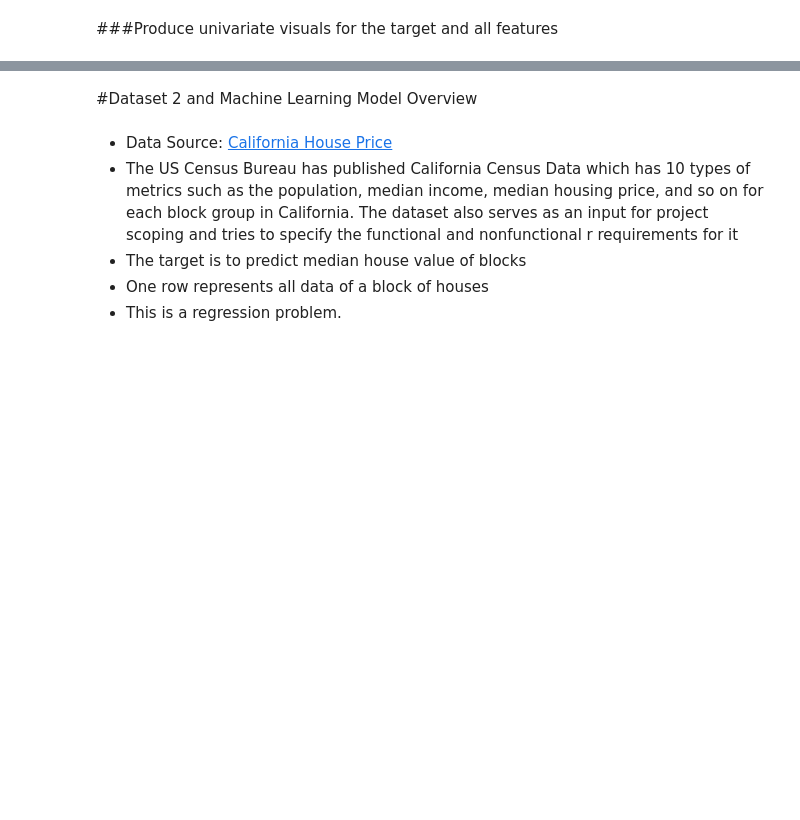
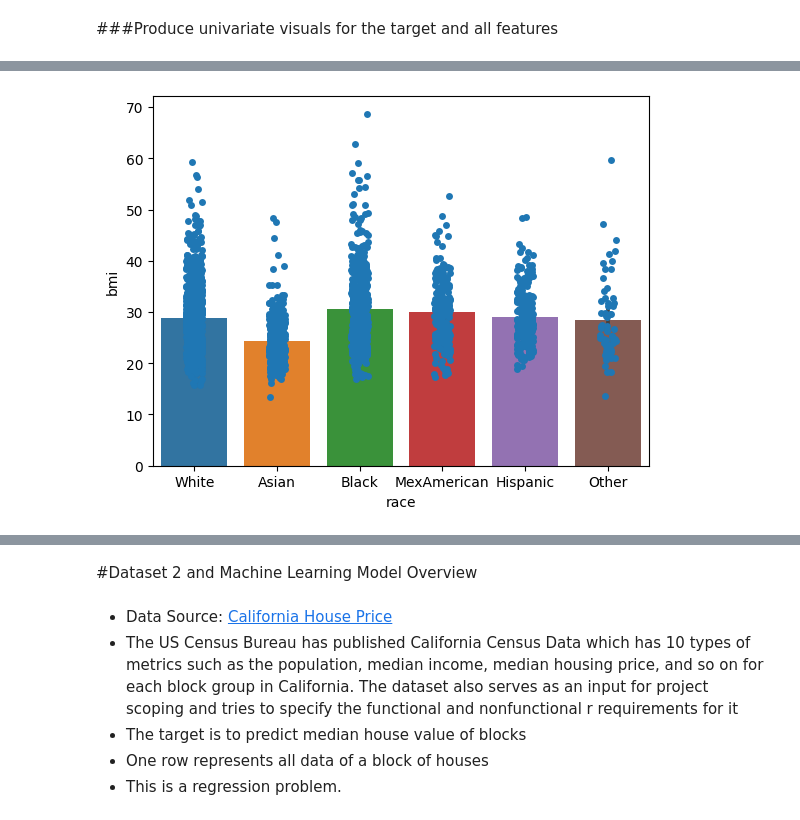
Before and after one commit to J4sonN/MLprojects, a Jupyter notebook: Machine_Learning.ipynb, the cells around one changed output, grey strips where cells are left out. Drawn from its saved outputs; the diff is of its cells as text; code cells hidden in the pictures; blank space fills up the shorter version.

```diff
--- a/Machine_Learning.ipynb
+++ b/Machine_Learning.ipynb
@@ -91,0 +239,8 @@ the data set has 436 missing values
+# %%
+# Stripplot and barplot in one plot
+# Barplot for race and bmi
+sns.barplot(data=ms, x=ms['race'], y=ms['bmi'])
+# Stripplot
+sns.stripplot(data=ms, x=ms['race'], y=ms['bmi']);
+# %% [output]
+[figure, added]
```
Also changed, not shown: parts of 42 cells of this notebook.
